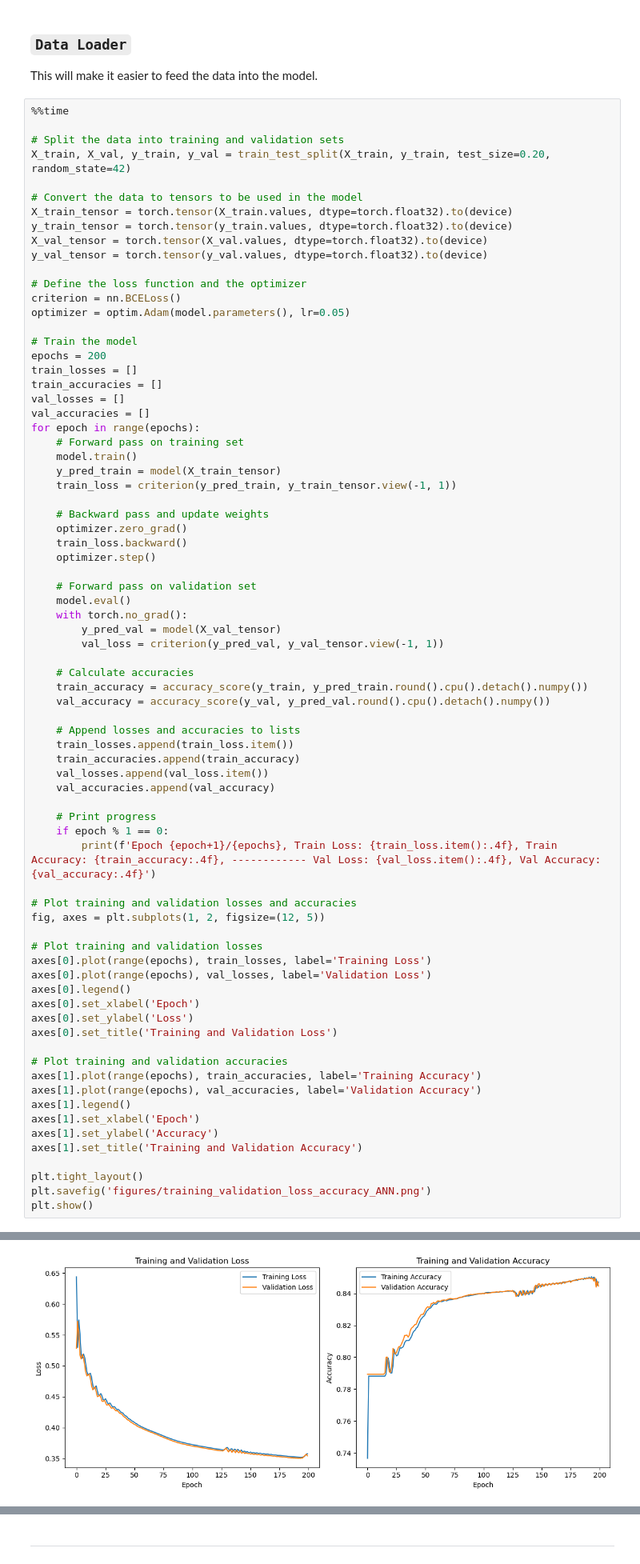
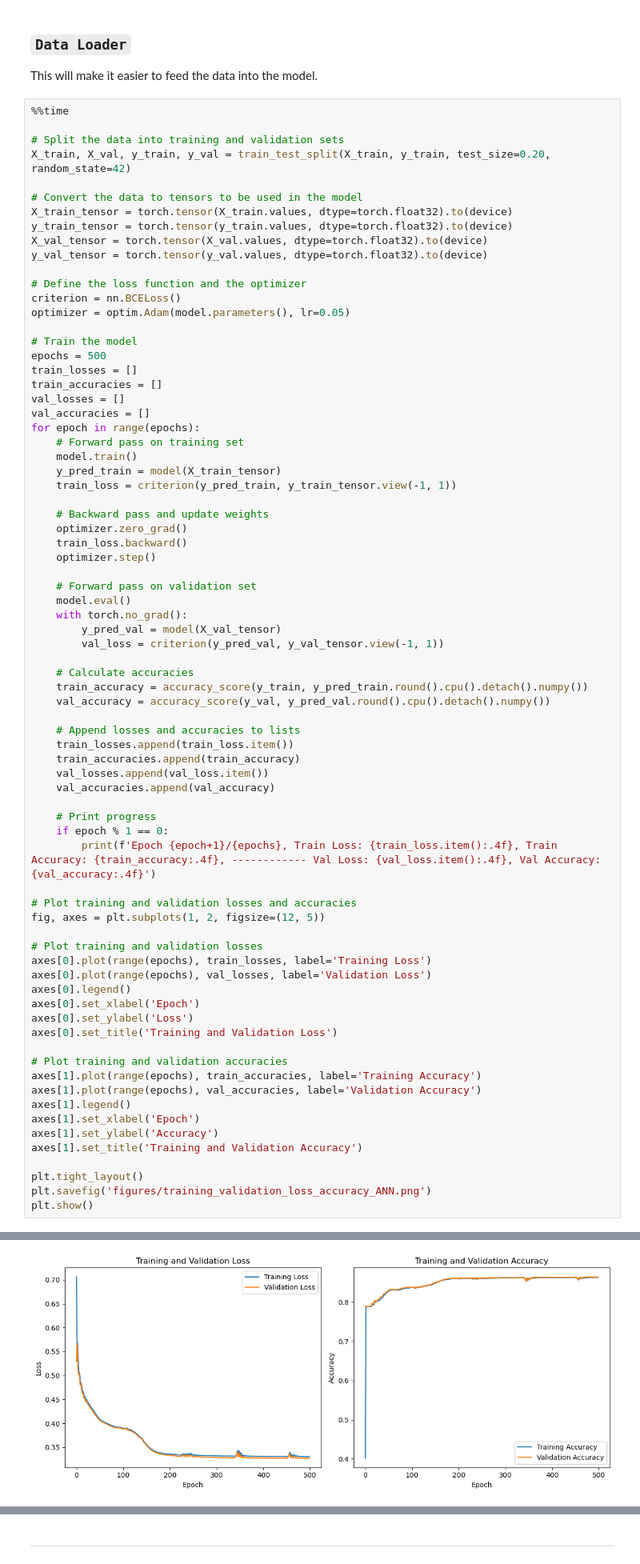
Before and after one commit to AammarTufail/six-months_python_for_data_science-mentorship-program, a Jupyter notebook: 00_projects/03_bank_churn_kaggle_competition/bankchurn_with_pytorch.ipynb, the cells around one changed output, grey strips where cells are left out. Shown at 80% size. Saved outputs shown, nothing was run; the diff lists cells and outputs as text.

```diff
--- a/00_projects/03_bank_churn_kaggle_competition/bankchurn_with_pytorch.ipynb
+++ b/00_projects/03_bank_churn_kaggle_competition/bankchurn_with_pytorch.ipynb
@@ -941,7 +941,7 @@ criterion = nn.BCELoss()
 optimizer = optim.Adam(model.parameters(), lr=0.05)
 
 # Train the model
-epochs = 200
+epochs = 500
 train_losses = []
 train_accuracies = []
 val_losses = []
@@ -1020 +1020 @@ Epoch 200/200, Train Loss: 0.3578, Train Accuracy: 0.8472, ------------ Val Loss
-[figure, old version]
+[figure, new version]
```
Also changed, not shown: parts of 2 cells of this notebook, 6 other files.
